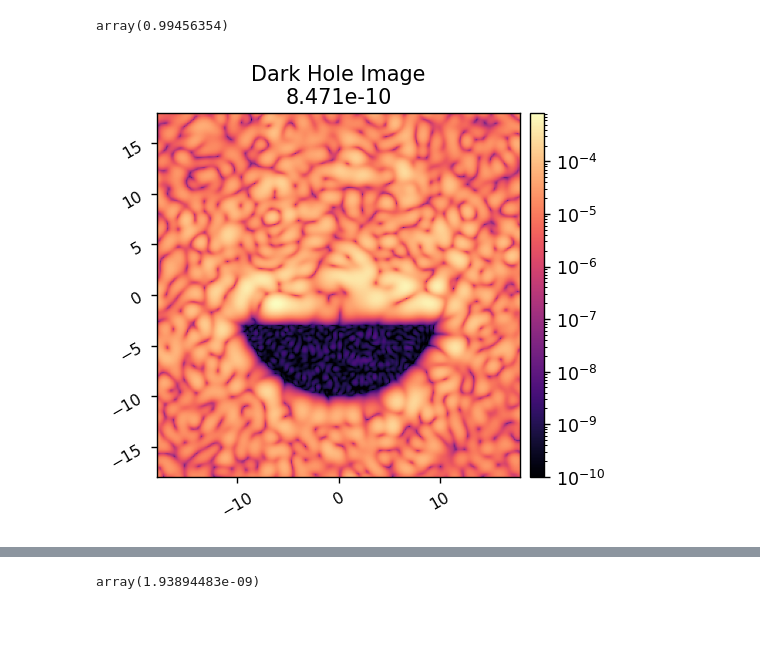
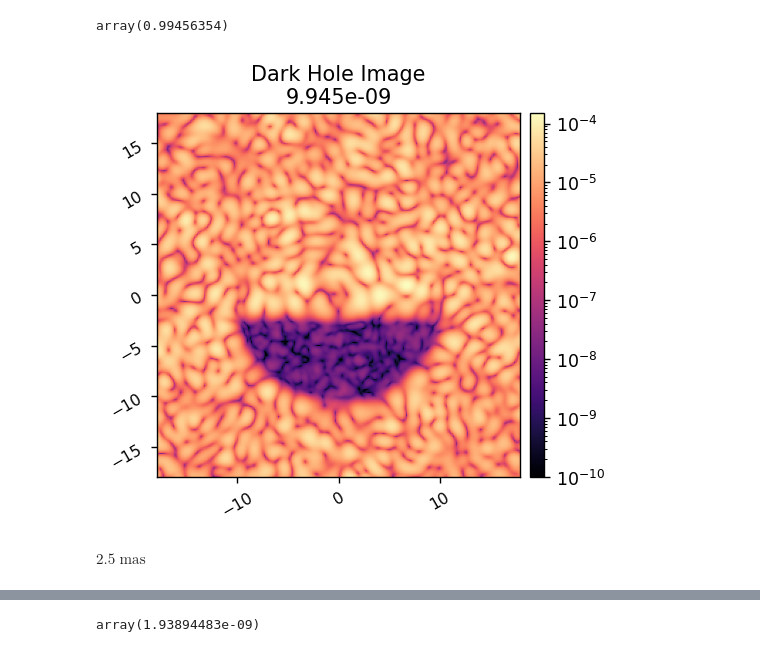
Before and after one commit to kian1377/esc-fresnel, a Jupyter notebook: notebooks/esc_fresnel_beamwalk.ipynb, the cells around one changed output, grey strips where cells are left out. Cells and saved outputs as stored; diff of their text form; code cells hidden in the pictures; blank space fills up the shorter version.

```diff
--- a/notebooks/esc_fresnel_beamwalk.ipynb
+++ b/notebooks/esc_fresnel_beamwalk.ipynb
@@ -29,7 +29,9 @@ import esc_fresnel.esc_optics as esc_optics
 import esc_fresnel.iefc as iefc
 
 dm_flat = utils.load_fits('../data/esc_fresnel_dm_flat.fits')
-dh_command = utils.load_fits('../data/esc_fresnel_dm_dh_command.fits')
+dh_command = utils.load_fits('../data/esc_fresnel_dm_dh_command_1e-8.fits')
+# dh_command = utils.load_fits('../data/esc_fresnel_dm_dh_command_1e-9.fits')
+# dh_command = utils.load_fits('../data/esc_fresnel_dm_dh_command_6e-10.fits')
 # %%
 amp_dir = '/npool/nvme/kianmilani/esc-wfe-maps/reflectivity_maps_2024_09_15/'
 opd_dir = '/npool/nvme/kianmilani/esc-wfe-maps/6nm_surfPSD/'
@@ -271,21 +300,26 @@ xp.sum(pointing_pdf)
 array(0.99456354)
 # %%
 M.use_vortex = True
+M.wfes = wfes
 M.reset_dm()
 M.set_dm(dh_command)
 nominal_dh = M.snap()
 
 contrast_dh = utils.mean(nominal_dh, coro_mask)
 
 imshow1(
     nominal_dh,
     f'Dark Hole Image\n{contrast_dh:.3e}',
     lognorm=1,
     pxscl=M.psf_pixelscale_lamD,
     vmin=1e-10,
 )
 # %% [output]
-[figure, old version]
+[figure, new version]
+# %%
+jitter / 8
+# %% [output]
+$2.5 \; \mathrm{mas}$
 # %%
 import time
 import copy
```
Also changed, not shown: parts of 13 cells of this notebook, 16 other files.
